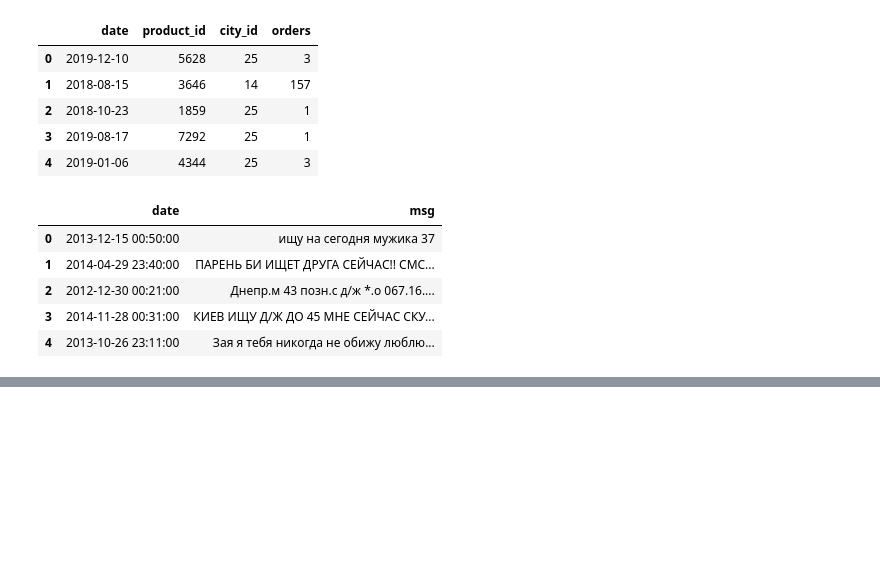
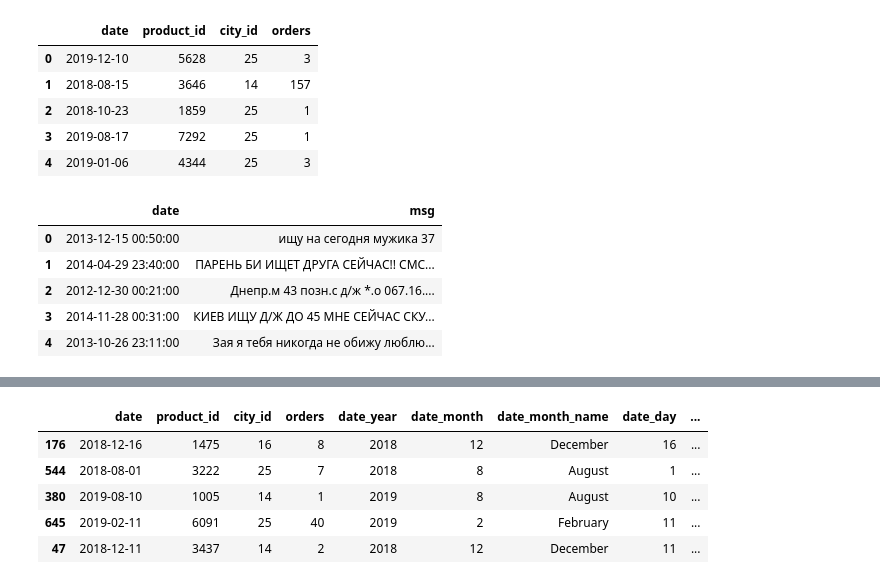
Before and after one commit to ajaykumar080286/feature_engineering, a Jupyter notebook: 21_handling_date_and_time.ipynb, the cells around one changed output, grey strips where cells are left out. Cells and saved outputs as stored; diff of their text form; code cells hidden in the pictures; blank space fills up the shorter version.

```diff
--- a/21_handling_date_and_time.ipynb
+++ b/21_handling_date_and_time.ipynb
@@ -28,0 +141,9 @@ time.head()
+# %%
+date.sample(5)
+# %% [output]
+|  | date | product_id | city_id | orders | date_year | date_month | date_month_name | date_day | ... |
+| 176 | 2018-12-16 | 1475 | 16 | 8 | 2018 | 12 | December | 16 | ... |
+| 544 | 2018-08-01 | 3222 | 25 | 7 | 2018 | 8 | August | 1 | ... |
+| 380 | 2019-08-10 | 1005 | 14 | 1 | 2019 | 8 | August | 10 | ... |
+| 645 | 2019-02-11 | 6091 | 25 | 40 | 2019 | 2 | February | 11 | ... |
+| 47 | 2018-12-11 | 3437 | 14 | 2 | 2018 | 12 | December | 11 | ... |
```
Also changed, not shown: parts of 42 cells of this notebook.
